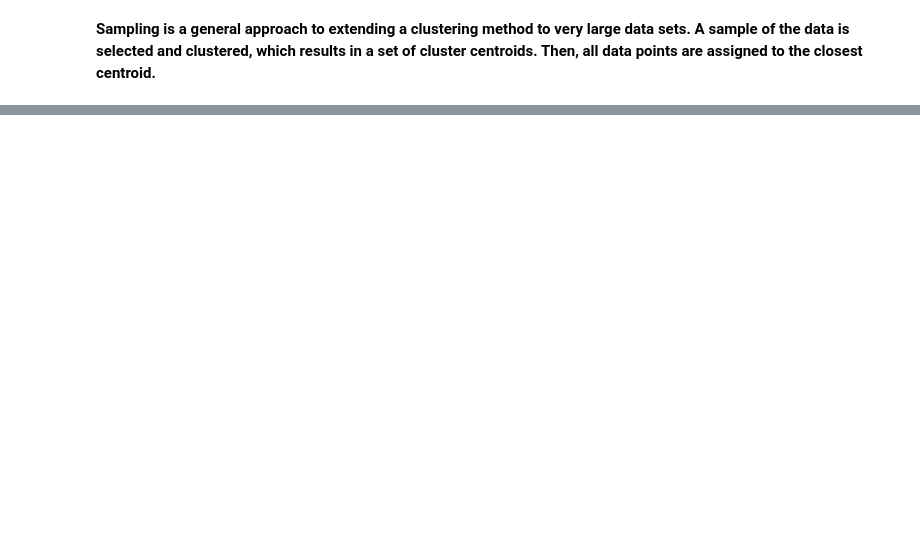
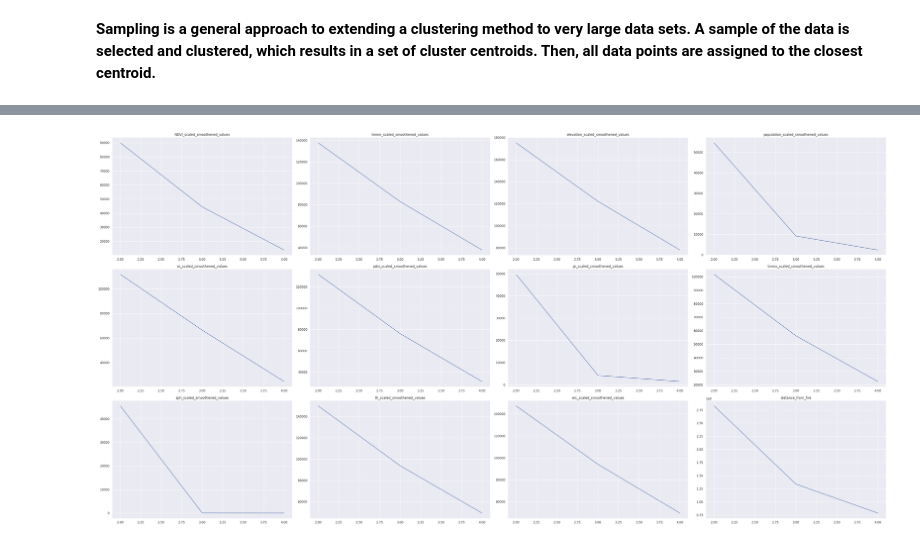
Before and after one commit to MapleWolfe/Milestone_2, a Jupyter notebook: k_means_clustering_sampling.ipynb, the cells around one changed output, grey strips where cells are left out. Drawn from its saved outputs; the diff is of its cells as text; code cells hidden in the pictures; blank space fills up the shorter version.

```diff
--- a/k_means_clustering_sampling.ipynb
+++ b/k_means_clustering_sampling.ipynb
@@ -284,0 +325,3 @@ def features_clustering(df, secondary_features = ['distance_from_fire', 'PrevFir
+# %%
+features_00 = features_clustering(train_df_list[0], secondary_features = ['distance_from_fire'])
+features_00
@@ -309,0 +361,11 @@ plt.plot(range(2,5), wcss[0:3])
+# %%
+train_0 = train_df_list[0]
+
+wcss = []
+for f in features_00:
+  X_00_f1 = train_0[['PrevFireMask', f]].to_numpy()
+  for i in range(2, 5):
+    kmeans = KMeans(n_clusters=i, random_state=0)
+    kmeans.fit(X_00_f1)
+    wcss.append(kmeans.inertia_)
+wcss
@@ -309,0 +390,16 @@ plt.plot(range(2,5), wcss[0:3])
+# %%
+import matplotlib.pyplot as plt
+x = range(2,5)
+n = len(range(2,5))
+funcs = [wcss[i * n:(i + 1) * n] for i in range((len(wcss) + n - 1) // n )]
+fig = plt.figure(figsize=(40, 20))
+
+for idx, func in enumerate(funcs, start=1):
+    ax = fig.add_subplot(3, 4, idx) # plot with 3 rows and 4 columns
+    ax.plot(x, func)
+    ax.set_title(features_00[idx-1])
+
+# add spacing between subplots
+fig.tight_layout()
+# %% [output]
+[figure, added]
```
Also changed, not shown: parts of 16 cells of this notebook.
